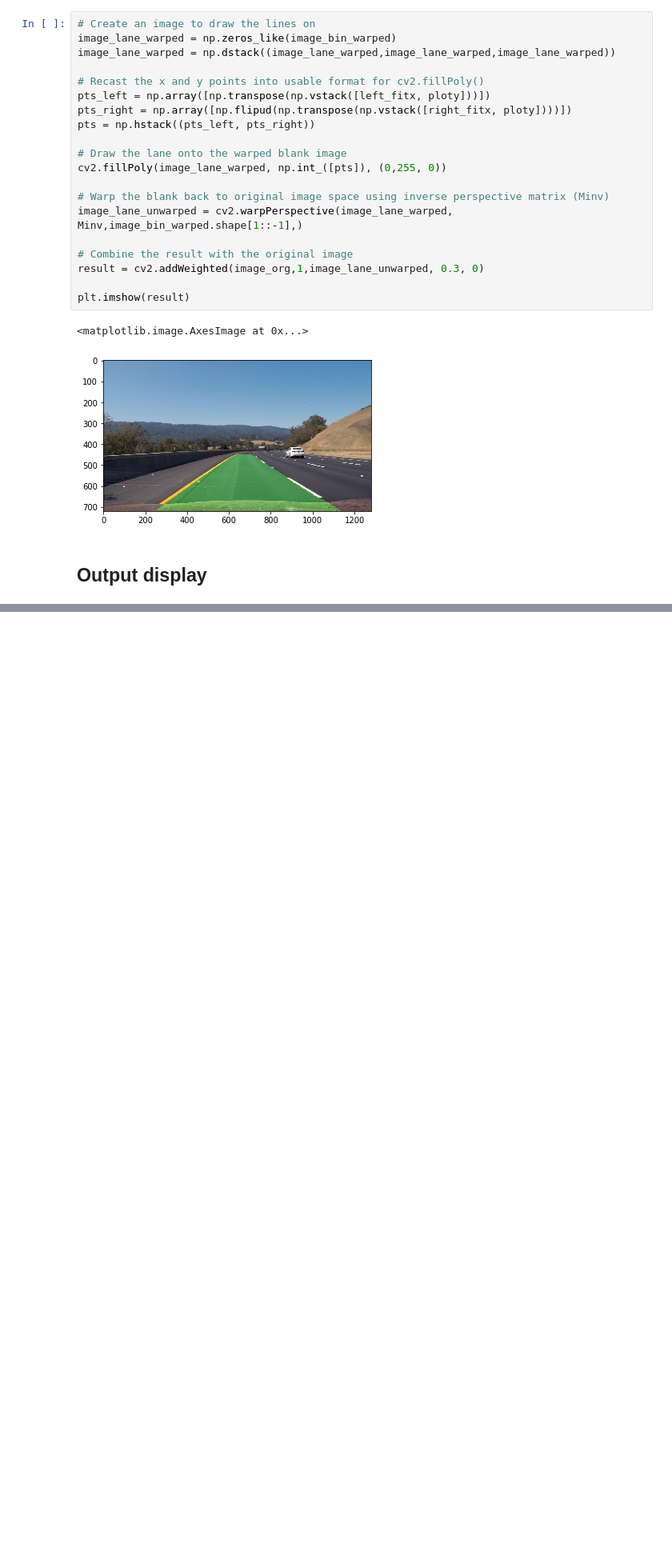
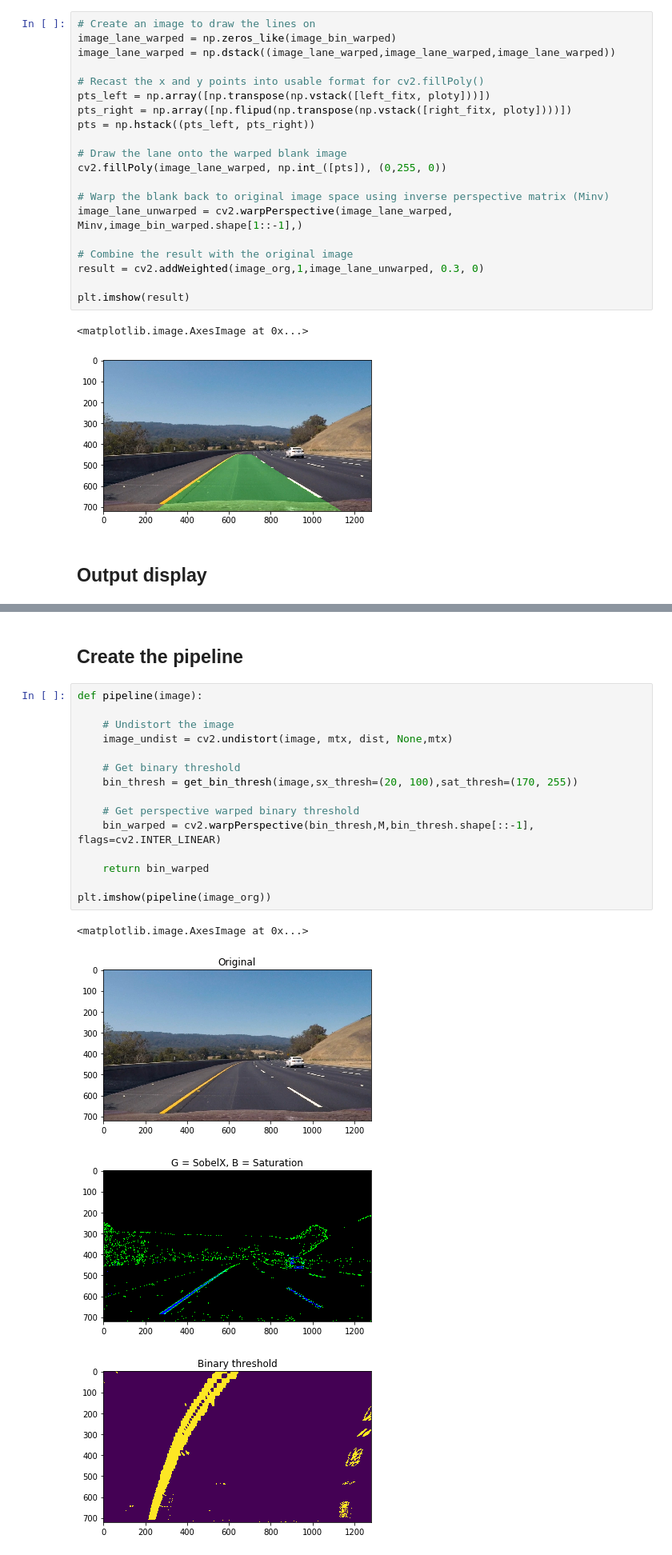
Before and after one commit to ashwinmr/CarND-Advanced-Lane-Lines, a Jupyter notebook: Main.ipynb, the cells around one changed output, grey strips where cells are left out. Shown at 80% size. Saved outputs shown, nothing was run; the diff lists cells and outputs as text; blank space fills up the shorter version.

Commit message:
refactored undistort

```diff
--- a/Main.ipynb
+++ b/Main.ipynb
@@ -480,0 +480,22 @@ plt.imshow(image_text)
+# %% [markdown]
+## Create the pipeline
+# %%
+def pipeline(image):
+
+    # Undistort the image
+    image_undist = cv2.undistort(image, mtx, dist, None,mtx)
+
+    # Get binary threshold
+    bin_thresh = get_bin_thresh(image,sx_thresh=(20, 100),sat_thresh=(170, 255))
+
+    # Get perspective warped binary threshold
+    bin_warped = cv2.warpPerspective(bin_thresh,M,bin_thresh.shape[::-1], flags=cv2.INTER_LINEAR)
+
+    return bin_warped
+
+plt.imshow(pipeline(image_org))
+# %% [output]
+<matplotlib.image.AxesImage at 0x...>
+[figure, added]
+[figure, added]
+[figure, added]
```
Also changed, not shown: parts of 3 cells of this notebook.
